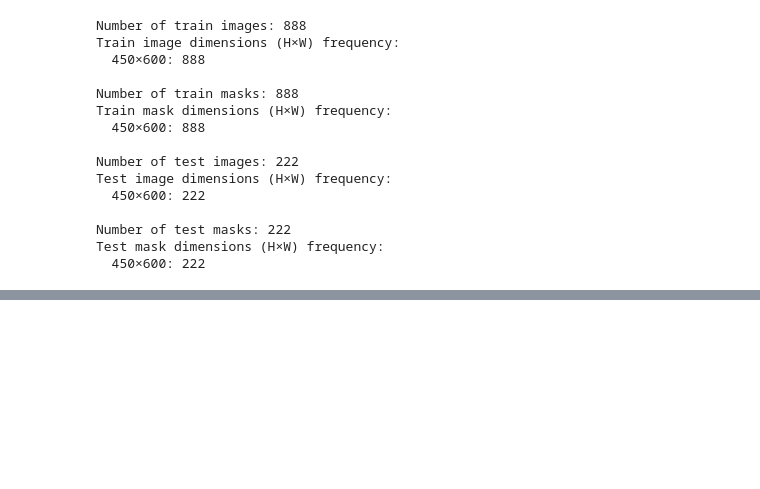
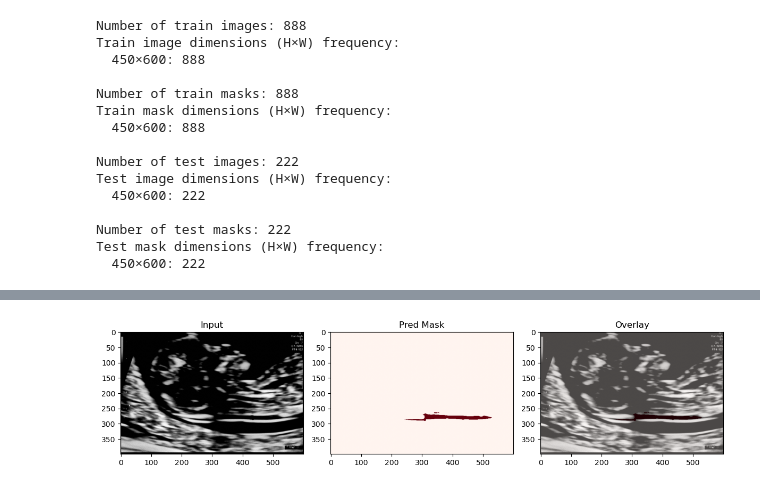
Before and after one commit to josulas/iamedic-demo, a Jupyter notebook: demo-segmentation.ipynb, the cells around one changed output, grey strips where cells are left out. Drawn from its saved outputs; the diff is of its cells as text; code cells hidden in the pictures; blank space fills up the shorter version.

Commit message:
first segmentation model

```diff
--- a/demo-segmentation.ipynb
+++ b/demo-segmentation.ipynb
@@ -222,8 +243,8 @@ train_loader = DataLoader(
     pin_memory=True
 )
 
-val_loader = DataLoader(
-    val_ds,
+test_loader = DataLoader(
+    test_ds,
     batch_size=batch_size,
     shuffle=False,     # no shuffle for validation
     num_workers=2,
@@ -238,0 +261,2 @@ NameError: name 'val_ds' is not defined
+# %%
+device = torch.device('cuda' if torch.cuda.is_available() else 'cpu')
@@ -238,0 +373,2 @@ NameError: name 'val_ds' is not defined
+# %%
+model  = UNet(in_channels=1, out_channels=1, bilinear=True).to(device)
@@ -238,0 +384,10 @@ NameError: name 'val_ds' is not defined
+# %%
+# Binary segmentation: logits → mask
+loss_fn   = nn.BCEWithLogitsLoss()          # combines Sigmoid + BCELoss
+metric_fn = IoU(threshold=0.5)              # or write your own Dice/IoU
+
+optimizer = optim.Adam(model.parameters(), lr=1e-4)
+# (Optional) a LR scheduler, e.g. ReduceLROnPlateau on val loss:
+scheduler = optim.lr_scheduler.ReduceLROnPlateau(
+    optimizer, mode='min', factor=0.5, patience=3
+)
@@ -238,0 +480,23 @@ NameError: name 'val_ds' is not defined
+# %%
+# load best weights
+model.load_state_dict(torch.load("best_unet.pth"))
+model.eval()
+
+# single-image inference example
+img, _ = next(iter(test_loader))  # take one batch
+img = img.to(device)
+with torch.no_grad():
+    logits = model(img)
+    probs  = torch.sigmoid(logits)  # [B,1,H,W]
+    preds  = (probs > 0.5).float()
+
+# visualize first sample
+import matplotlib.pyplot as plt
+plt.figure(figsize=(12,4))
+plt.subplot(1,3,1); plt.imshow(img[0,0].cpu(), cmap='gray'); plt.title("Input")
+plt.subplot(1,3,2); plt.imshow(preds[0,0].cpu(), cmap='Reds'); plt.title("Pred Mask")
+plt.subplot(1,3,3); plt.imshow(img[0,0].cpu(), cmap='gray');
+plt.imshow(preds[0,0].cpu(), cmap='Reds', alpha=0.3); plt.title("Overlay")
+plt.tight_layout(); plt.show()
+# %% [output]
+[figure, added]
```
Also changed, not shown: parts of 12 cells of this notebook, 3 other files.
